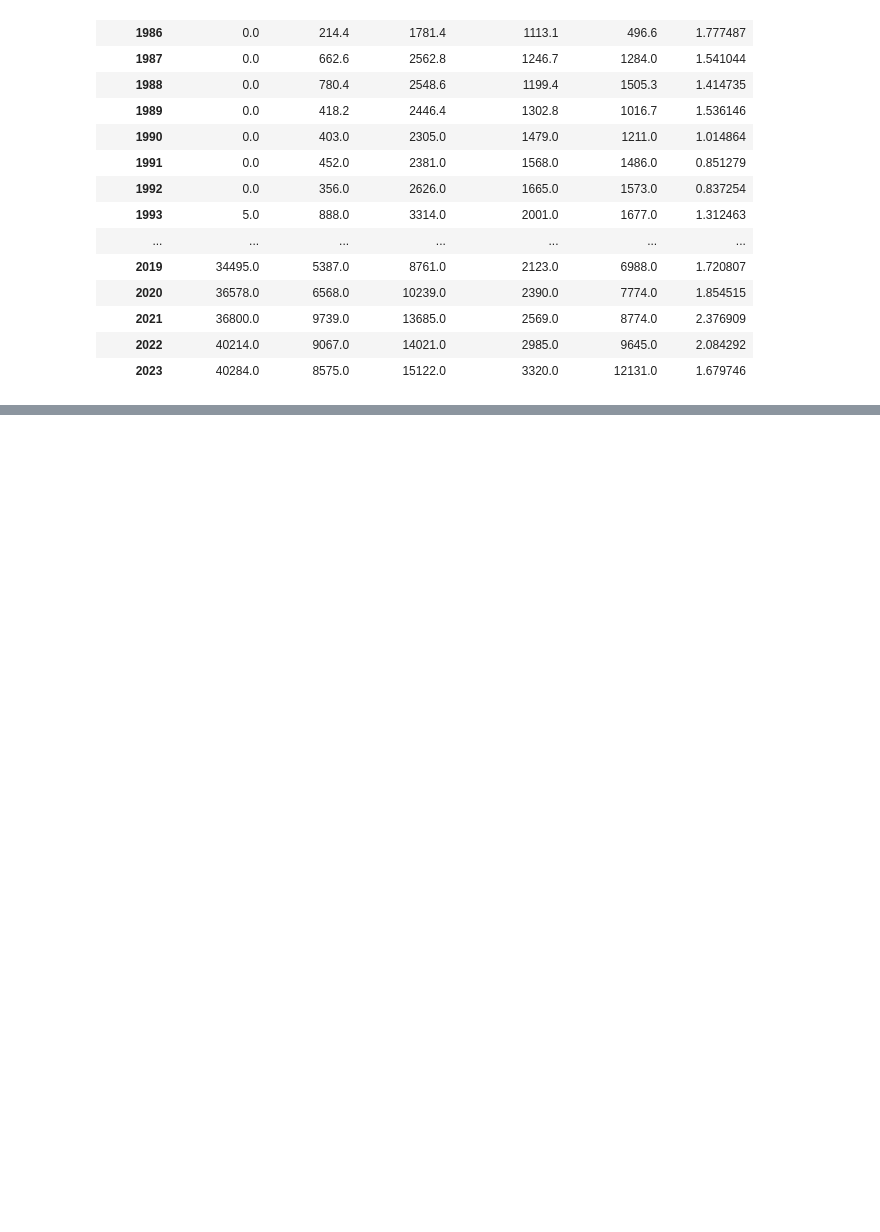
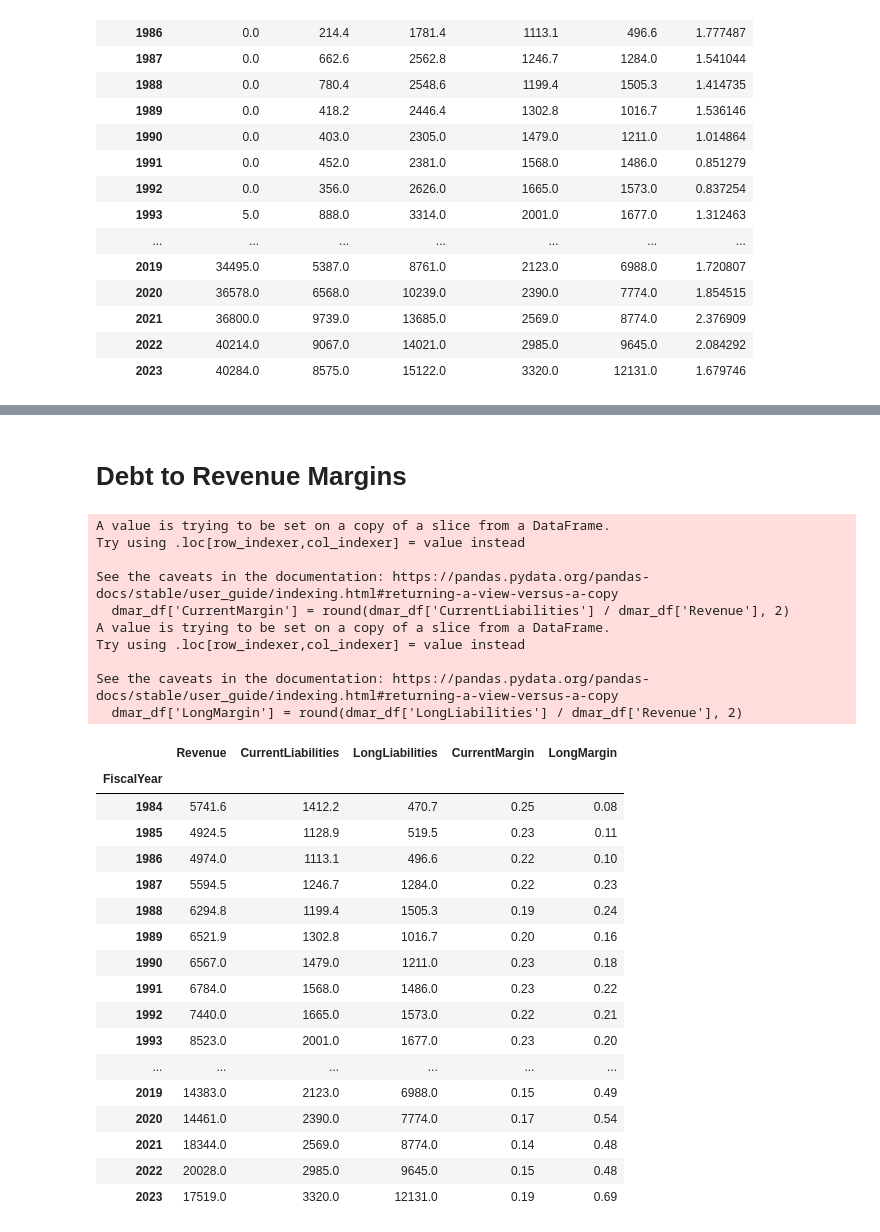
Before and after one commit to harveywargo2/Freedom-Fund-Repo, a Jupyter notebook: Analysis-NoteBooks/TXN-Texas_Instruments/Analysis-Debt.ipynb, the cells around one changed output, grey strips where cells are left out. Saved outputs shown, nothing was run; the diff lists cells and outputs as text; code cells hidden in the pictures; blank space fills up the shorter version.

```diff
--- a/Analysis-NoteBooks/TXN-Texas_Instruments/Analysis-Debt.ipynb
+++ b/Analysis-NoteBooks/TXN-Texas_Instruments/Analysis-Debt.ipynb
@@ -101,0 +138,37 @@ See the caveats in the documentation: https://pandas.pydata.org/pandas-docs/stab
+# %% [markdown]
+# Debt to Revenue Margins
+# %%
+dmar_df = debt_df[['Revenue', 'CurrentLiabilities', 'LongLiabilities']]
+dmar_df['CurrentMargin'] = round(dmar_df['CurrentLiabilities'] / dmar_df['Revenue'], 2)
+dmar_df['LongMargin'] = round(dmar_df['LongLiabilities'] / dmar_df['Revenue'], 2)
+
+dmar_df
+# %% [output]
+A value is trying to be set on a copy of a slice from a DataFrame.
+Try using .loc[row_indexer,col_indexer] = value instead
+
+See the caveats in the documentation: https://pandas.pydata.org/pandas-docs/stable/user_guide/indexing.html#returning-a-view-versus-a-copy
+  dmar_df['CurrentMargin'] = round(dmar_df['CurrentLiabilities'] / dmar_df['Revenue'], 2)
+A value is trying to be set on a copy of a slice from a DataFrame.
+Try using .loc[row_indexer,col_indexer] = value instead
+
+See the caveats in the documentation: https://pandas.pydata.org/pandas-docs/stable/user_guide/indexing.html#returning-a-view-versus-a-copy
+  dmar_df['LongMargin'] = round(dmar_df['LongLiabilities'] / dmar_df['Revenue'], 2)
+|  | Revenue | CurrentLiabilities | LongLiabilities | CurrentMargin | LongMargin |
+| FiscalYear |  |  |  |  |  |
+| 1984 | 5741.6 | 1412.2 | 470.7 | 0.25 | 0.08 |
+| 1985 | 4924.5 | 1128.9 | 519.5 | 0.23 | 0.11 |
+| 1986 | 4974.0 | 1113.1 | 496.6 | 0.22 | 0.10 |
+| 1987 | 5594.5 | 1246.7 | 1284.0 | 0.22 | 0.23 |
+| 1988 | 6294.8 | 1199.4 | 1505.3 | 0.19 | 0.24 |
+| 1989 | 6521.9 | 1302.8 | 1016.7 | 0.20 | 0.16 |
+| 1990 | 6567.0 | 1479.0 | 1211.0 | 0.23 | 0.18 |
+| 1991 | 6784.0 | 1568.0 | 1486.0 | 0.23 | 0.22 |
+| 1992 | 7440.0 | 1665.0 | 1573.0 | 0.22 | 0.21 |
+| 1993 | 8523.0 | 2001.0 | 1677.0 | 0.23 | 0.20 |
+| ... | ... | ... | ... | ... | ... |
+| 2019 | 14383.0 | 2123.0 | 6988.0 | 0.15 | 0.49 |
+| 2020 | 14461.0 | 2390.0 | 7774.0 | 0.17 | 0.54 |
+| 2021 | 18344.0 | 2569.0 | 8774.0 | 0.14 | 0.48 |
+| 2022 | 20028.0 | 2985.0 | 9645.0 | 0.15 | 0.48 |
+| 2023 | 17519.0 | 3320.0 | 12131.0 | 0.19 | 0.69 |
```
Also changed, not shown: parts of 2 cells of this notebook.
